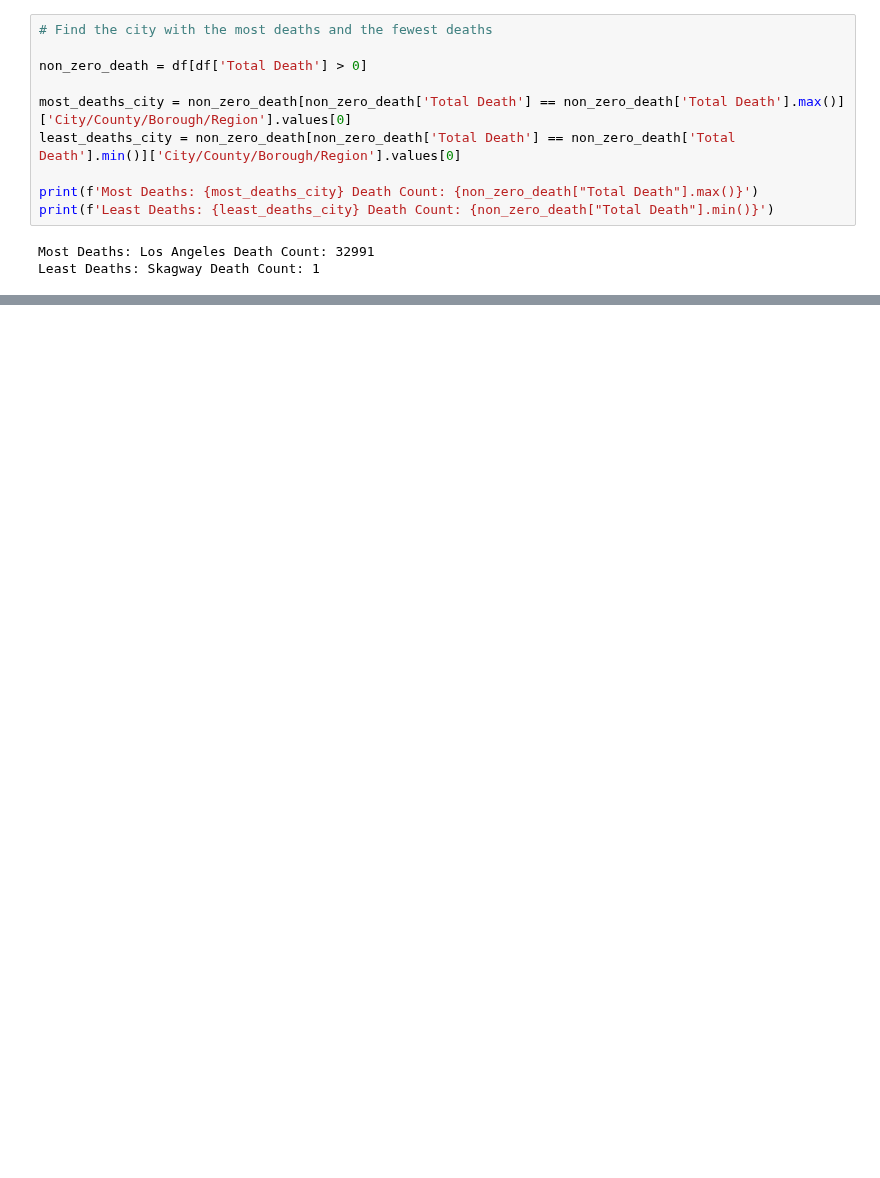
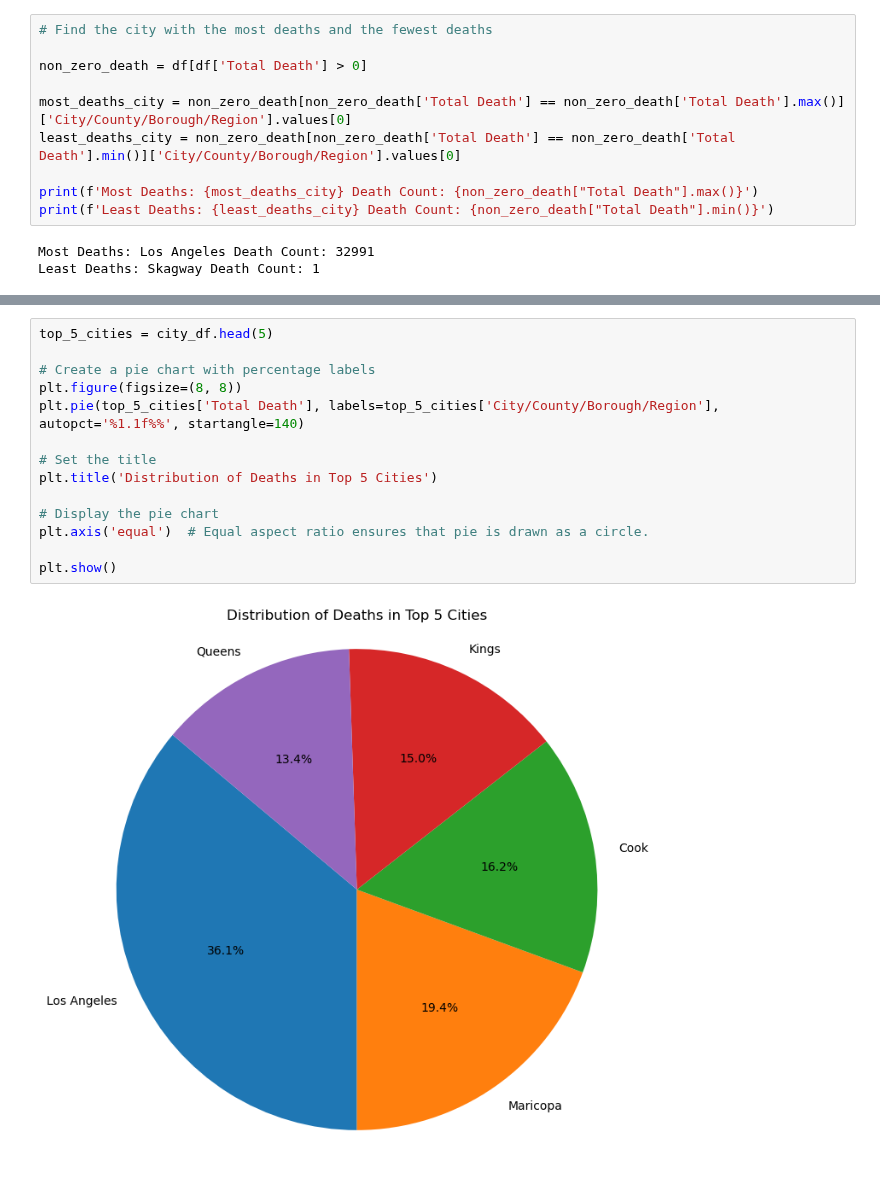
Before and after one commit to AppleBoiy/cs203-c19-analysis, a Jupyter notebook: code/summarize.ipynb, the cells around one changed output, grey strips where cells are left out. Drawn from its saved outputs; the diff is of its cells as text; blank space fills up the shorter version.

```diff
--- a/code/summarize.ipynb
+++ b/code/summarize.ipynb
@@ -126,0 +145,16 @@ Least Deaths: Skagway Death Count: 1
+# %%
+top_5_cities = city_df.head(5)
+
+# Create a pie chart with percentage labels
+plt.figure(figsize=(8, 8))
+plt.pie(top_5_cities['Total Death'], labels=top_5_cities['City/County/Borough/Region'], autopct='%1.1f%%', startangle=140)
+
+# Set the title
+plt.title('Distribution of Deaths in Top 5 Cities')
+
+# Display the pie chart
+plt.axis('equal')  # Equal aspect ratio ensures that pie is drawn as a circle.
+
+plt.show()
+# %% [output]
+[figure, added]
```
Also changed, not shown: parts of 5 cells of this notebook, 17 other files.
